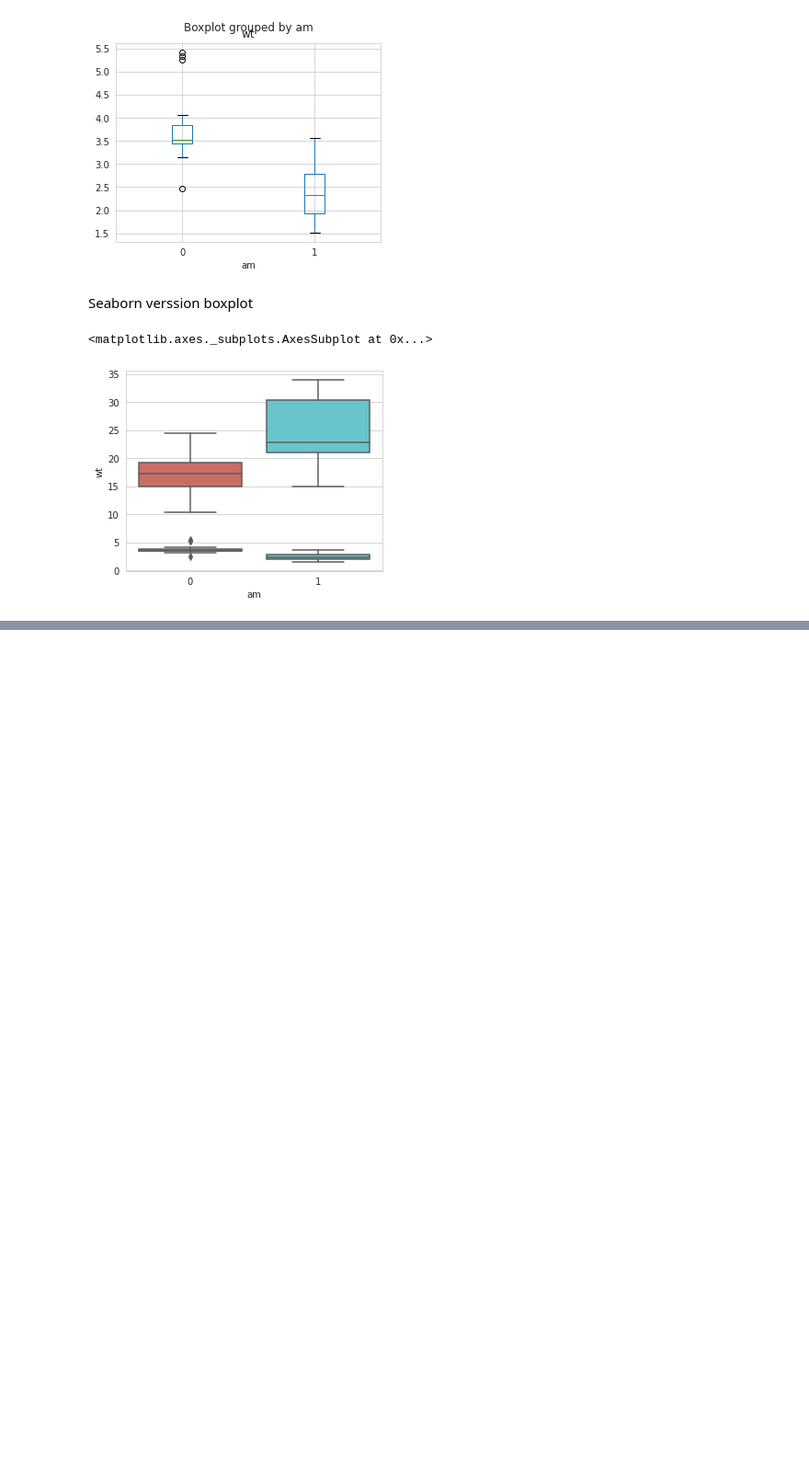
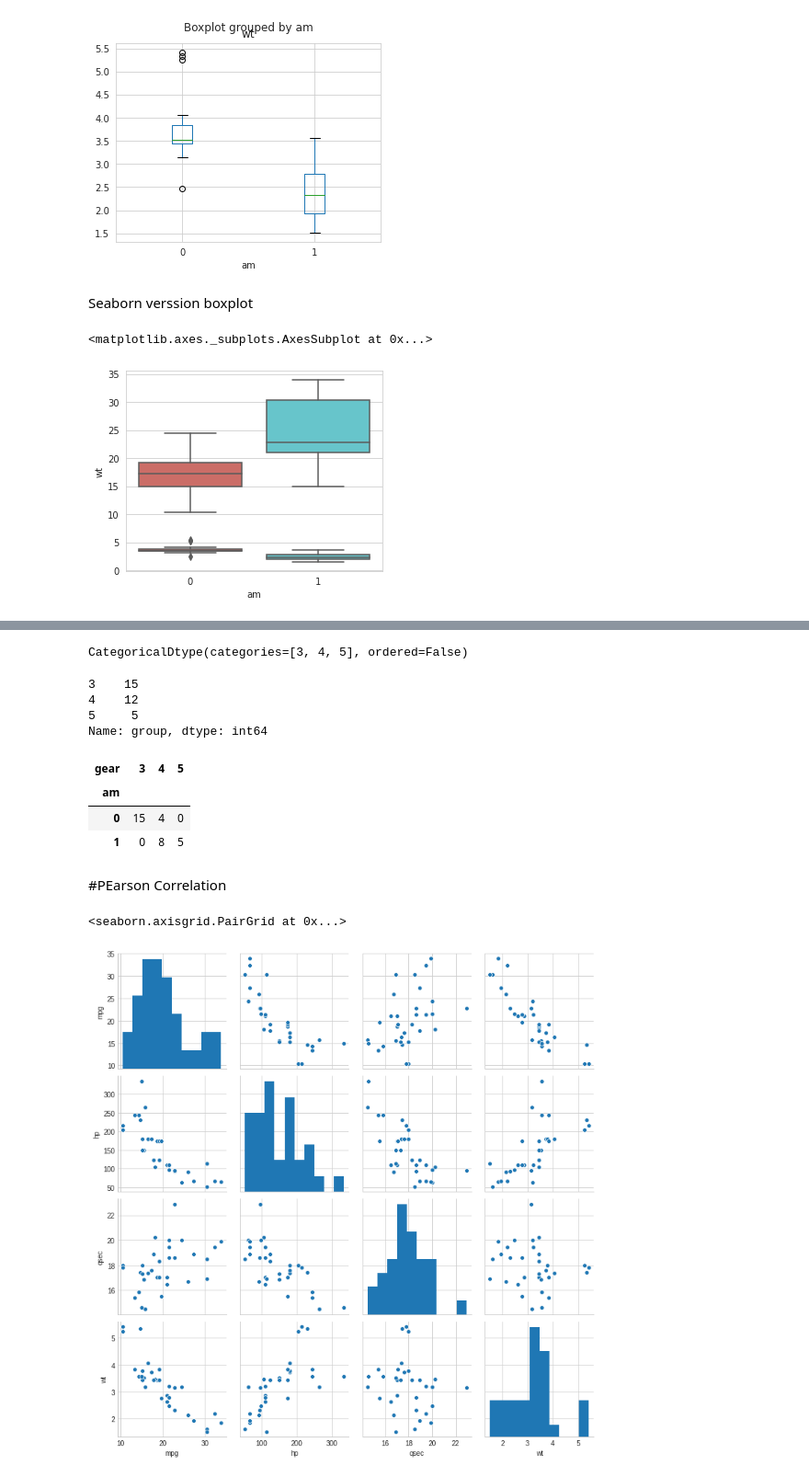
Before and after one commit to Riftabin/Exploratory-Data-Analysis, a Jupyter notebook: DATA_SCIENCE_Practice.ipynb, the cells around one changed output, grey strips where cells are left out. Shown: that part at 92% size. Drawn from its saved outputs; the diff is of its cells as text; code cells hidden in the pictures; blank space fills up the shorter version.

```diff
--- a/DATA_SCIENCE_Practice.ipynb
+++ b/DATA_SCIENCE_Practice.ipynb
@@ -172,0 +451,31 @@ sb.boxplot(x='am',y='wt',data=cars,palette='hls')
+# %%
+cars['group'] = pd.Series(cars.gear,dtype='category')
+cars['group'].dtypes
+# %% [output]
+CategoricalDtype(categories=[3, 4, 5], ordered=False)
+# %%
+cars['group'].value_counts()
+# %% [output]
+3    15
+4    12
+5     5
+Name: group, dtype: int64
+# %%
+pd.crosstab(cars['am'],cars['gear'])
+# %% [output]
+| gear | 3 | 4 | 5 |
+| am |  |  |  |
+| 0 | 15 | 4 | 0 |
+| 1 | 0 | 8 | 5 |
+# %%
+%matplotlib inline
+rcParams['figure.figsize']=8,4 # 8 inc width 4 inc height
+plt.style.use('seaborn-whitegrid')
+# %% [markdown]
+#PEarson Correlation
+# %%
+x = cars[['mpg','hp','qsec','wt']]
+sb.pairplot(x)
+# %% [output]
+<seaborn.axisgrid.PairGrid at 0x...>
+[figure, added]
```
Also changed, not shown: parts of 58 cells of this notebook.
